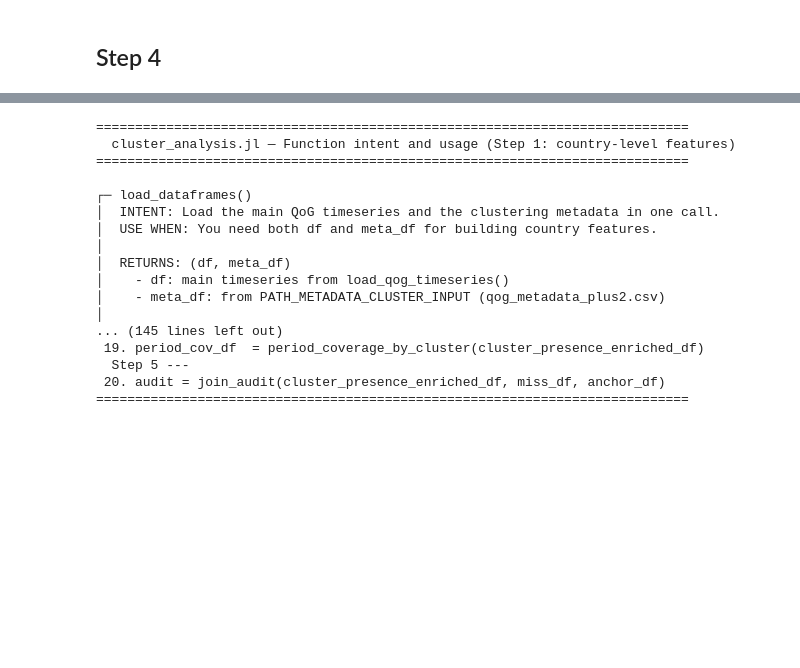
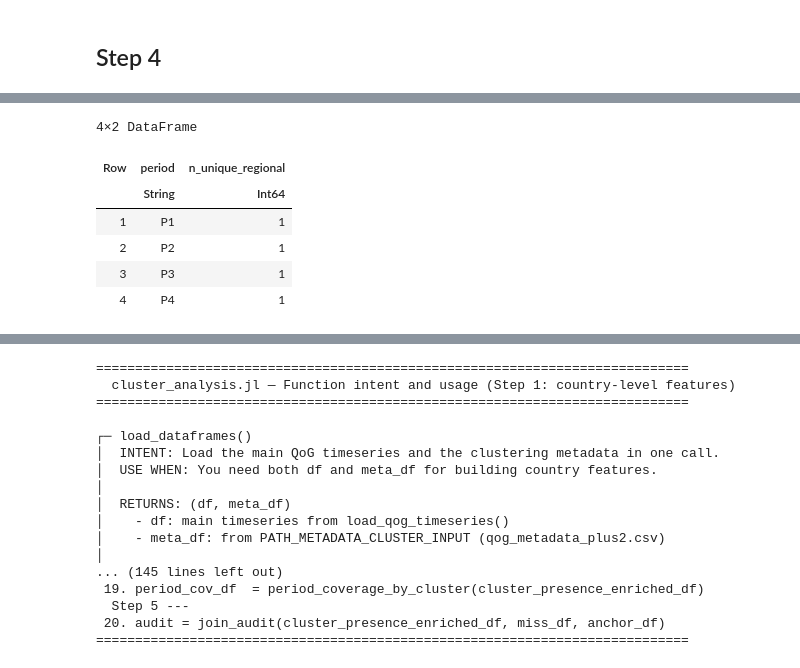
Before and after one commit to gary-dalton/criticality-index, a Jupyter notebook: work/clustering.ipynb, the cells around one changed output, grey strips where cells are left out. Saved outputs shown, nothing was run; the diff lists cells and outputs as text; code cells hidden in the pictures; blank space fills up the shorter version.

```diff
--- a/work/clustering.ipynb
+++ b/work/clustering.ipynb
@@ -264,0 +333,11 @@ cluster_presence_df, cluster_sizes_df = cluster_presence(presence_df, slug_clust
+# %%
+combine(groupby(enriched_df, :period),
+        :n_regional_used => (x -> length(unique(x))) => :n_unique_regional)
+# %% [output]
+4×2 DataFrame
+| Row | period | n_unique_regional |
+|  | String | Int64 |
+| 1 | P1 | 1 |
+| 2 | P2 | 1 |
+| 3 | P3 | 1 |
+| 4 | P4 | 1 |
```
Also changed, not shown: parts of 8 cells of this notebook, 1 other file.
